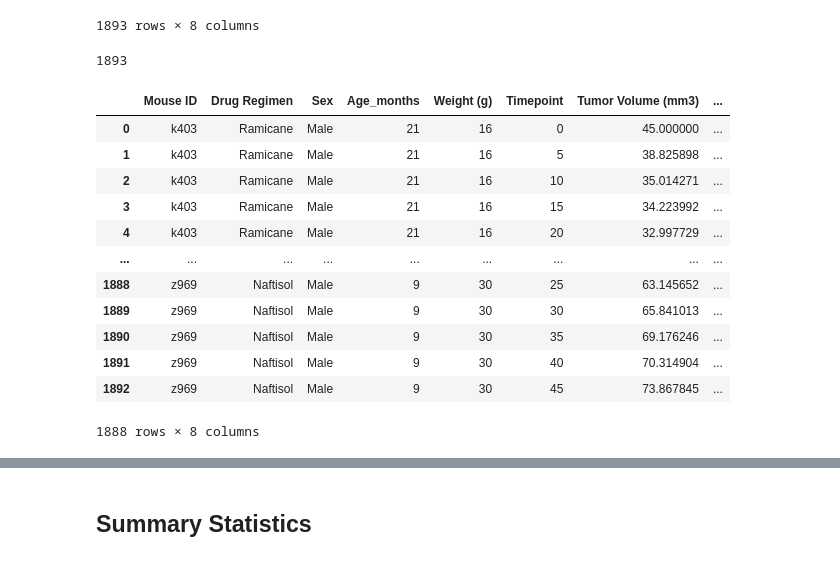
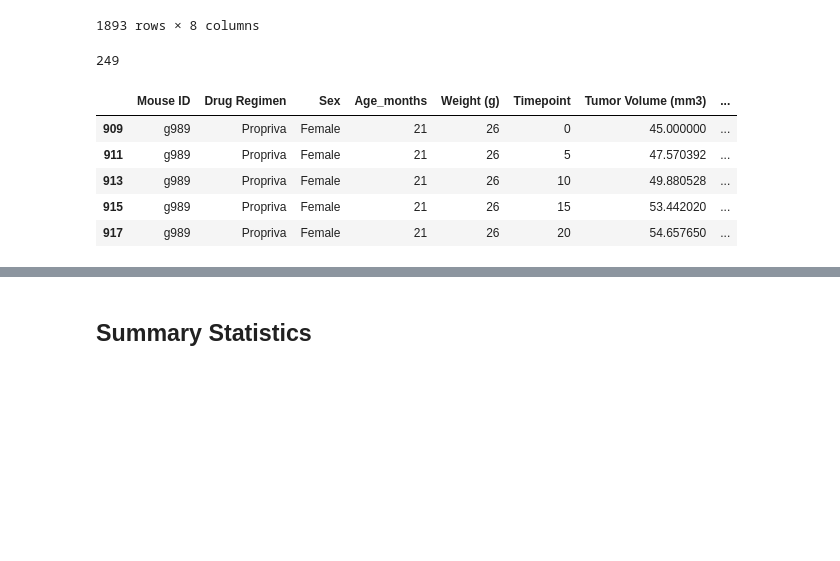
Before and after one commit to lovenalee/Matplotlib---challenge, a Jupyter notebook: pymaceuticals_starter.ipynb, the cells around one changed output, grey strips where cells are left out. Drawn from its saved outputs; the diff is of its cells as text; code cells hidden in the pictures; blank space fills up the shorter version.

```diff
--- a/pymaceuticals_starter.ipynb
+++ b/pymaceuticals_starter.ipynb
@@ -18,7 +18,7 @@ mouse_metadata = pd.read_csv(mouse_metadata_path)
 study_results = pd.read_csv(study_results_path)
 
 # Combine the data into a single dataset
-combined_data = mouse_metadata.merge(study_results, on="Mouse ID")
+combined_data = mouse_metadata.merge(study_results, on="Mouse ID", how="inner")
 # Display the data table for preview
 combined_data
 # %% [output]
@@ -37,26 +37,20 @@ combined_data
 1893 rows × 8 columns
 # %%
 # Checking the number of mice.
-len(combined_data["Mouse ID"])
+combined_data["Mouse ID"].nunique()
 # %% [output]
-1893
+249
 # %%
 # Getting the duplicate mice by ID number that shows up for Mouse ID and Timepoint.
-unique_timepoint = combined_data.drop_duplicates(subset=['Mouse ID', 'Timepoint'],keep ="last")
-unique_timepoint
+
+duplicate_mice_id = combined_data[combined_data.duplicated(['Mouse ID', 'Timepoint'])]
+duplicate_mice_id
 # %% [output]
 |  | Mouse ID | Drug Regimen | Sex | Age_months | Weight (g) | Timepoint | Tumor Volume (mm3) | ... |
-| 0 | k403 | Ramicane | Male | 21 | 16 | 0 | 45.000000 | ... |
-| 1 | k403 | Ramicane | Male | 21 | 16 | 5 | 38.825898 | ... |
-| 2 | k403 | Ramicane | Male | 21 | 16 | 10 | 35.014271 | ... |
-| 3 | k403 | Ramicane | Male | 21 | 16 | 15 | 34.223992 | ... |
-| 4 | k403 | Ramicane | Male | 21 | 16 | 20 | 32.997729 | ... |
-| ... | ... | ... | ... | ... | ... | ... | ... | ... |
-| 1888 | z969 | Naftisol | Male | 9 | 30 | 25 | 63.145652 | ... |
-| 1889 | z969 | Naftisol | Male | 9 | 30 | 30 | 65.841013 | ... |
-| 1890 | z969 | Naftisol | Male | 9 | 30 | 35 | 69.176246 | ... |
-| 1891 | z969 | Naftisol | Male | 9 | 30 | 40 | 70.314904 | ... |
-| 1892 | z969 | Naftisol | Male | 9 | 30 | 45 | 73.867845 | ... |
+| 909 | g989 | Propriva | Female | 21 | 26 | 0 | 45.000000 | ... |
+| 911 | g989 | Propriva | Female | 21 | 26 | 5 | 47.570392 | ... |
+| 913 | g989 | Propriva | Female | 21 | 26 | 10 | 49.880528 | ... |
+| 915 | g989 | Propriva | Female | 21 | 26 | 15 | 53.442020 | ... |
+| 917 | g989 | Propriva | Female | 21 | 26 | 20 | 54.657650 | ... |
-1888 rows × 8 columns
 # %%
 # Optional: Get all the data for the duplicate mouse ID.
```
Also changed, not shown: parts of 9 cells of this notebook.
